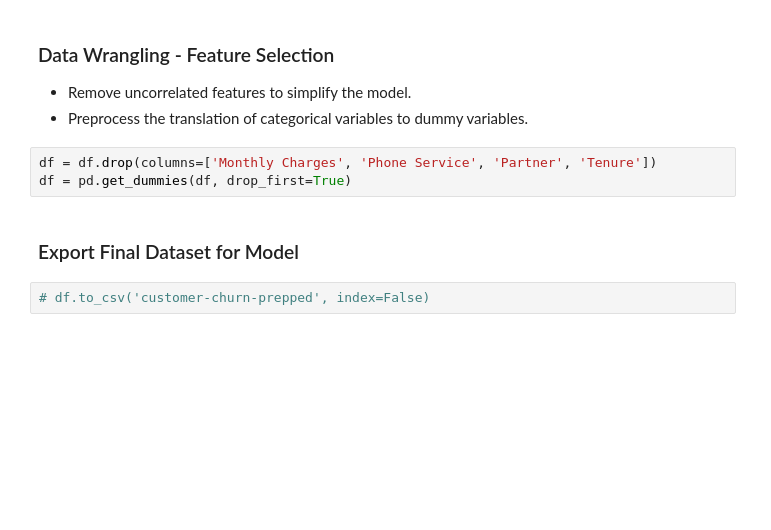
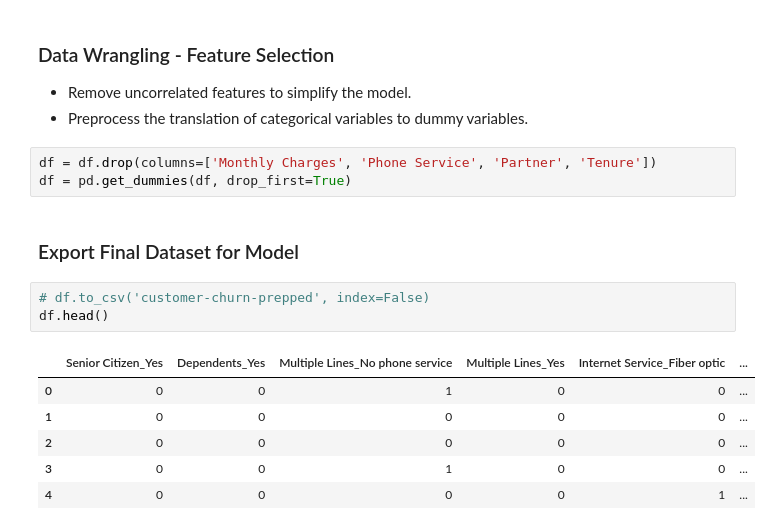
Before and after one commit to marioSilvestri3/capstone-objectives-1-2-3, a Jupyter notebook: objective-2-data-preparation-report.ipynb, the cells around one changed output. Cells and saved outputs as stored; diff of their text form; blank space fills up the shorter version.

```diff
--- a/objective-2-data-preparation-report.ipynb
+++ b/objective-2-data-preparation-report.ipynb
@@ -233,3 +234,11 @@ df = pd.get_dummies(df, drop_first=True)
 ### Export Final Dataset for Model
 # %%
 # df.to_csv('customer-churn-prepped', index=False)
+df.head()
+# %% [output]
+|  | Senior Citizen_Yes | Dependents_Yes | Multiple Lines_No phone service | Multiple Lines_Yes | Internet Service_Fiber optic | ... |
+| 0 | 0 | 0 | 1 | 0 | 0 | ... |
+| 1 | 0 | 0 | 0 | 0 | 0 | ... |
+| 2 | 0 | 0 | 0 | 0 | 0 | ... |
+| 3 | 0 | 0 | 1 | 0 | 0 | ... |
+| 4 | 0 | 0 | 0 | 0 | 1 | ... |
```
Also changed, not shown: parts of 1 cell of this notebook.
